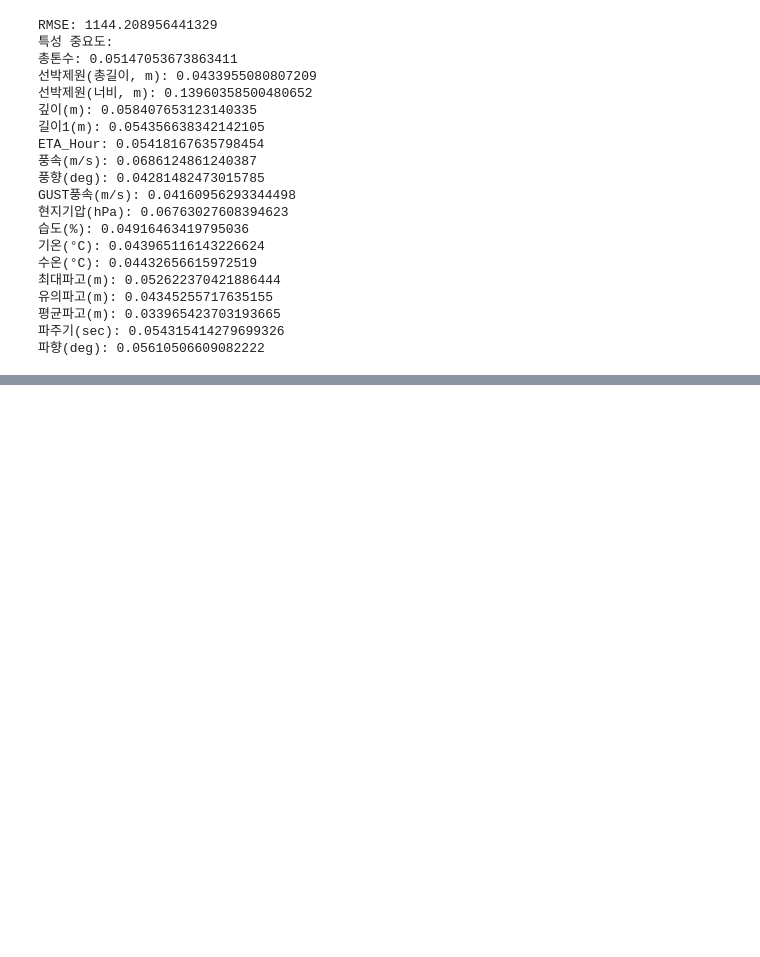
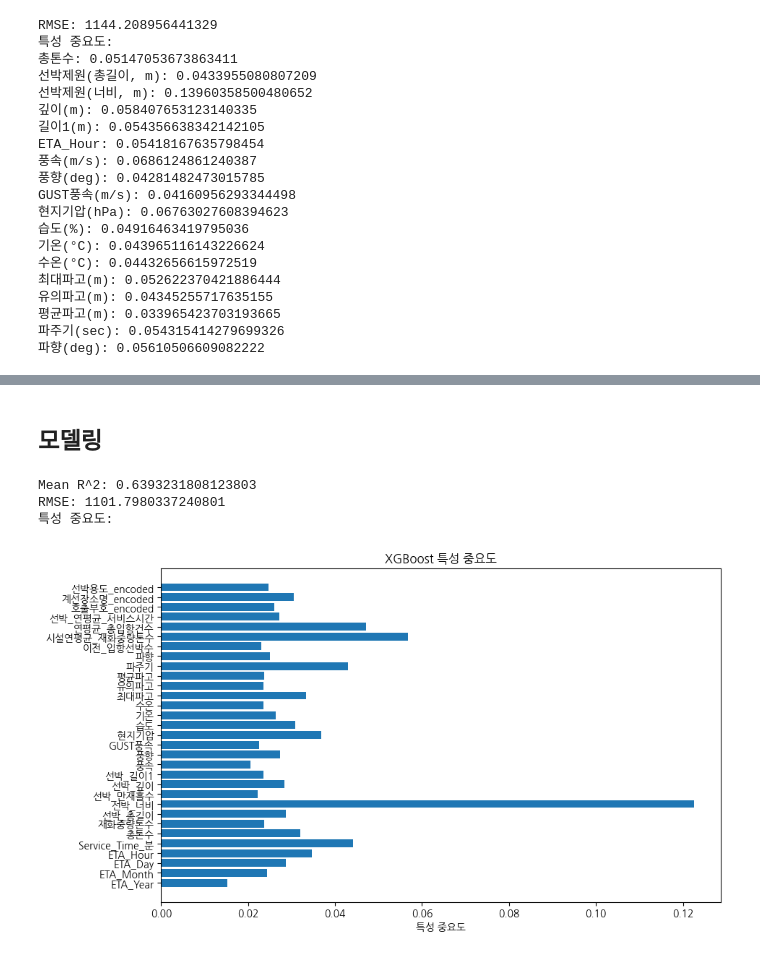
Before and after one commit to GyudongHan/Project_1, a Jupyter notebook: 프로젝트 3/XGBoost.ipynb, the cells around one changed output, grey strips where cells are left out. Cells and saved outputs as stored; diff of their text form; code cells hidden in the pictures; blank space fills up the shorter version.

Commit message:
Model_comparing_1121

```diff
--- a/프로젝트 3/XGBoost.ipynb
+++ b/프로젝트 3/XGBoost.ipynb
@@ -206,0 +211,4 @@ GUST풍속(m/s): 0.04160956293344498
+# %%
+import pandas as pd
+# CSV 파일 불러오기
+Final_D = pd.read_csv('data/for_ship_model.csv')
@@ -206,0 +226,71 @@ GUST풍속(m/s): 0.04160956293344498
+# %%
+Final_D.columns = ['ETA_Year', 'ETA_Month', 'ETA_Day', 'ETA_Hour', '호출부호', '접안_대기시간_분',
+       '계선장소명', '선박용도', 'Service_Time_분', '대기율', '총톤수', '재화중량톤수',
+       '선박_총길이', '선박_너비', '선박_만재흘수', '선박_깊이', '선박_길이1', '풍속',
+       '풍향', 'GUST풍속', '현지기압', '습도', '기온', '수온',
+       '최대파고', '유의파고', '평균파고', '파주기', '파향', '이전_입항선박수',
+       '연도별_선석점유율', '시설연평균_재화중량톤수', '연평균_총입항건수', '선박_연평균_서비스시간', '선박_연평균_대기시간',
+       '호출부호_encoded', '계선장소명_encoded', '선박용도_encoded']
+
+x_cols = ['ETA_Year', 'ETA_Month', 'ETA_Day', 'ETA_Hour',
+       'Service_Time_분', '총톤수', '재화중량톤수',
+       '선박_총길이', '선박_너비', '선박_만재흘수', '선박_깊이', '선박_길이1', '풍속',
+       '풍향', 'GUST풍속', '현지기압', '습도', '기온', '수온',
+       '최대파고', '유의파고', '평균파고', '파주기', '파향', '이전_입항선박수', '시설연평균_재화중량톤수',
+        '연평균_총입항건수', '선박_연평균_서비스시간', '호출부호_encoded', '계선장소명_encoded', '선박용도_encoded']
+# %% [markdown]
+## 모델링
+# %%
+# 필요한 라이브러리 불러오기
+import xgboost as xgb
+from sklearn.model_selection import train_test_split, cross_val_score
+from sklearn.metrics import mean_squared_error, r2_score  # 추가: 결정계수 계산을 위한 모듈
+import pandas as pd
+import numpy as np
+import matplotlib.pyplot as plt  # 추가: 시각화를 위한 모듈
+
+# 입력 변수와 타겟 변수 나누기
+X = Final_D[x_cols]
+y = Final_D['접안_대기시간_분']
+
+# 데이터를 학습용과 테스트용으로 나누기
+X_train, X_test, y_train, y_test = train_test_split(X, y, test_size=0.2, random_state=12)
+
+# XGBoost 모델 생성
+model = xgb.XGBRegressor(
+    objective='reg:squarederror',
+    max_depth=5,
+    learning_rate=0.3,
+    n_estimators=200
+)
+
+# 10-fold 교차 검증 수행
+scoring = 'neg_mean_squared_error'
+cv_results = cross_val_score(model, X, y, cv=10, scoring=scoring)
+
+# 결정계수 계산 및 출력
+r2 = np.mean([r2_score(y, model.fit(X, y).predict(X)) for score in cv_results])
+print(f"Mean R^2: {r2}")
+
+# 결과 출력
+rmse = np.sqrt(-cv_results.mean())
+print(f"RMSE: {rmse}")
+
+# 특성 중요도 출력
+model.fit(X_train, y_train)
+feature_importance = model.feature_importances_
+feature_names = X.columns
+
+print("특성 중요도:")
+
+# 특성 중요도 시각화
+plt.figure(figsize=(10, 6))
+plt.barh(feature_names, feature_importance)
+plt.xlabel('특성 중요도')
+plt.title('XGBoost 특성 중요도')
+plt.show()
+# %% [output]
+Mean R^2: 0.6393231808123803
+RMSE: 1101.7980337240801
+특성 중요도:
+[figure, added]
```
Also changed, not shown: parts of 4 cells of this notebook, 8 other files.
